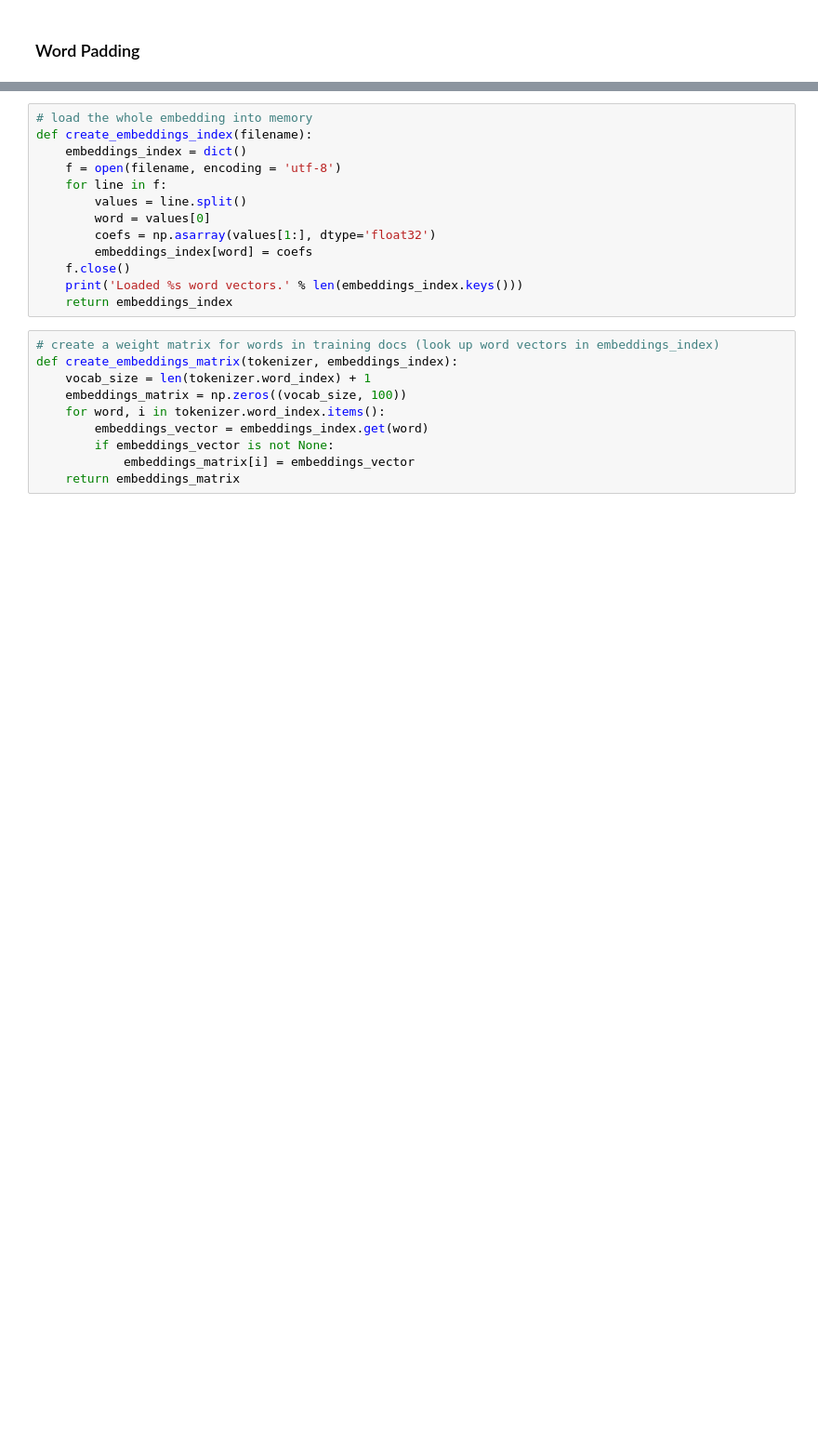
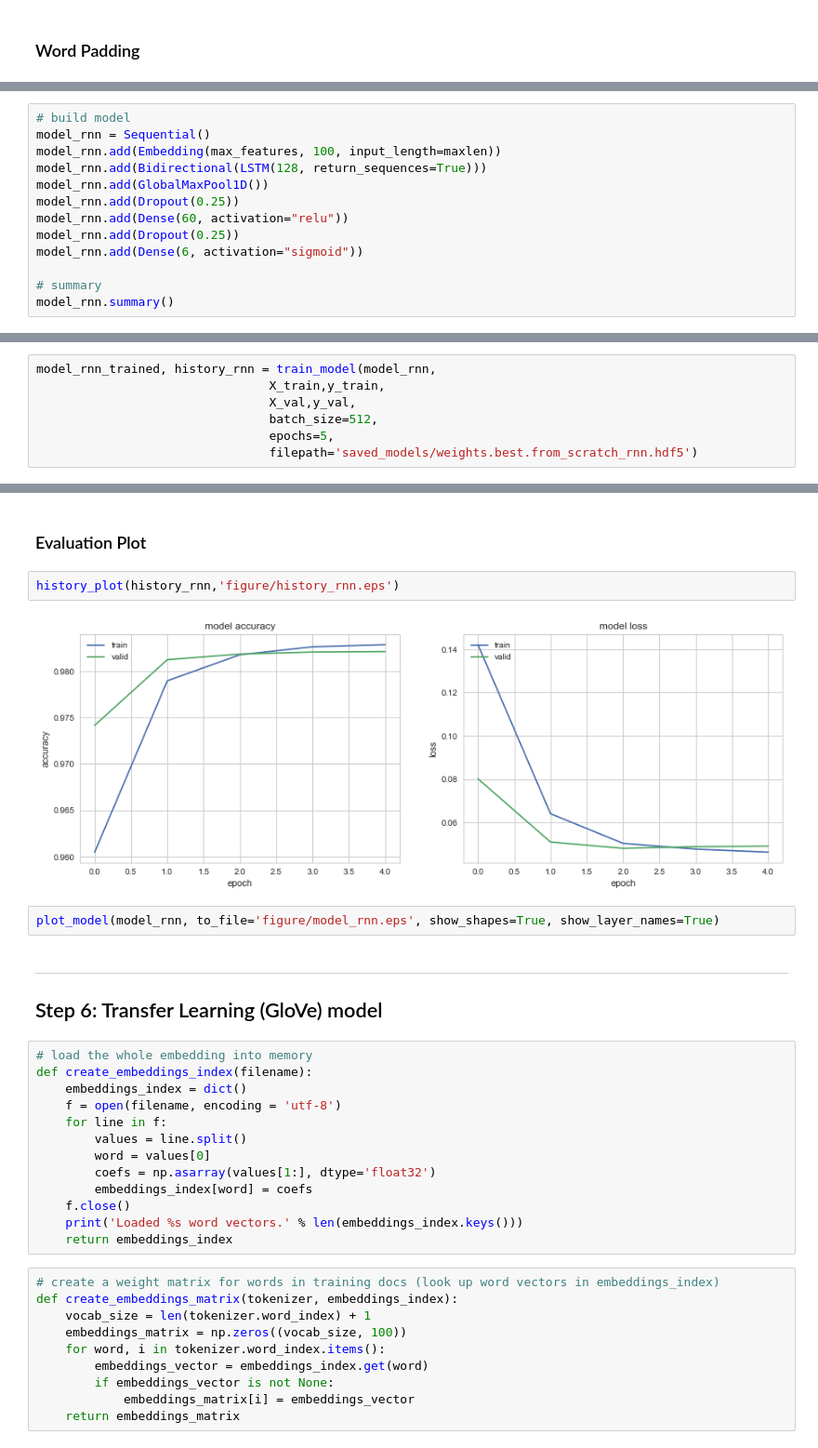
Before and after one commit to ziyaotang/toxic_comment_classification, a Jupyter notebook: toxic_comment_classification.ipynb, the cells around one changed output, grey strips where cells are left out. Shown at 93% size. Saved outputs shown, nothing was run; the diff lists cells and outputs as text; blank space fills up the shorter version.

```diff
--- a/toxic_comment_classification.ipynb
+++ b/toxic_comment_classification.ipynb
@@ -544,0 +578,13 @@ In Step 4, we used transfer learning to create a CNN using VGG-16 bottleneck fea
+# %%
+# build model
+model_rnn = Sequential()
+model_rnn.add(Embedding(max_features, 100, input_length=maxlen))
+model_rnn.add(Bidirectional(LSTM(128, return_sequences=True)))
+model_rnn.add(GlobalMaxPool1D())
+model_rnn.add(Dropout(0.25))
+model_rnn.add(Dense(60, activation="relu"))
+model_rnn.add(Dropout(0.25))
+model_rnn.add(Dense(6, activation="sigmoid"))
+
+# summary
+model_rnn.summary()
@@ -544,0 +611,7 @@ In Step 4, we used transfer learning to create a CNN using VGG-16 bottleneck fea
+# %%
+model_rnn_trained, history_rnn = train_model(model_rnn,
+                                X_train,y_train,
+                                X_val,y_val,
+                                batch_size=512,
+                                epochs=5,
+                                filepath='saved_models/weights.best.from_scratch_rnn.hdf5')
@@ -545,3 +636,15 @@ In Step 4, we used transfer learning to create a CNN using VGG-16 bottleneck fea
+# %% [markdown]
+### Evaluation Plot
+# %%
+history_plot(history_rnn,'figure/history_rnn.eps')
+# %% [output]
+[figure, added]
+# %%
+plot_model(model_rnn, to_file='figure/model_rnn.eps', show_shapes=True, show_layer_names=True)
+# %% [markdown]
+---
+<a id='step6'></a>
+## Step 6: Transfer Learning (GloVe) model
 # %%
 # load the whole embedding into memory
 def create_embeddings_index(filename):
```
Also changed, not shown: parts of 82 cells of this notebook.
